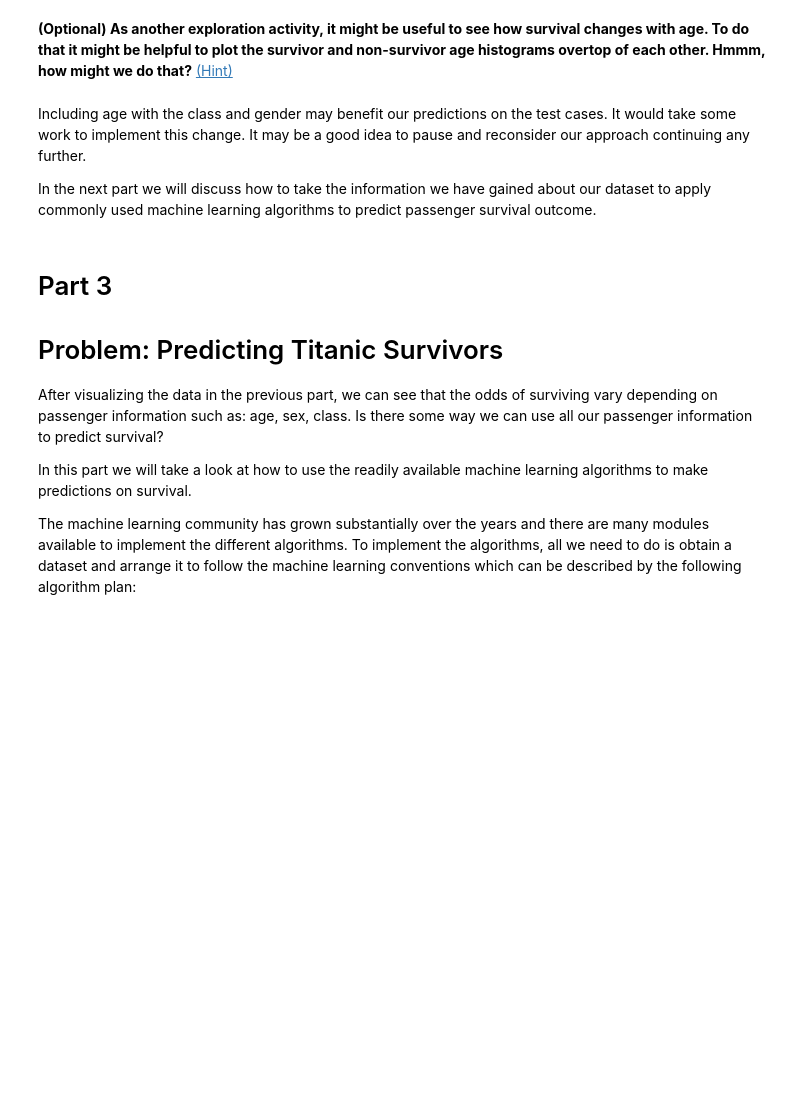
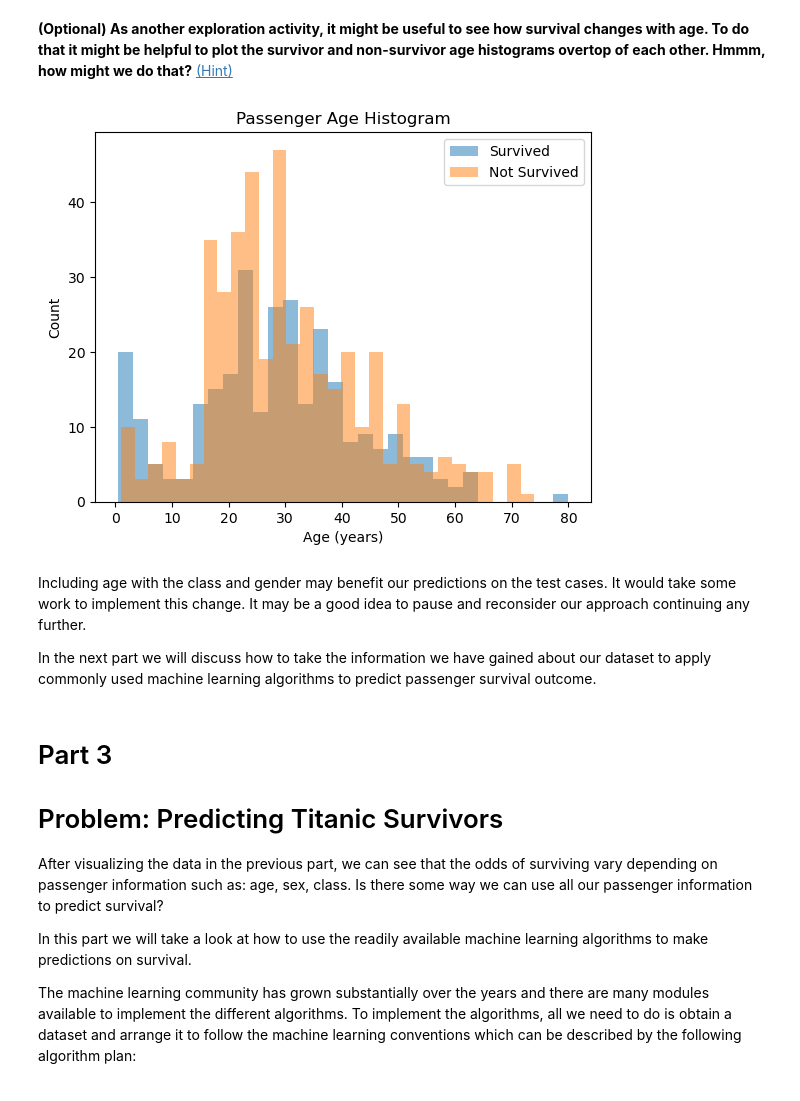
Before and after one commit to 0xC000005/APS360, a Jupyter notebook: Tutorials/Tutorial 0/Tut_0_Python_and_Libraries.ipynb, the cells around one changed output. Saved outputs shown, nothing was run; the diff lists cells and outputs as text; code cells hidden in the pictures; blank space fills up the shorter version.

```diff
--- a/Tutorials/Tutorial 0/Tut_0_Python_and_Libraries.ipynb
+++ b/Tutorials/Tutorial 0/Tut_0_Python_and_Libraries.ipynb
@@ -869,3 +968,34 @@ plt.show()
+# %%
+# (Optional) plot a histogram of passenger ages excluding nan values and overlap survivors and non-survivors. Does this provide any insight into the data?
+
+# Assuming data_numpy is already loaded and fields dictionary is created
+
+# Extract age data
+age = data_numpy[1:, fields['Age']].astype(float)
+survived = data_numpy[1:, fields['Survived']].astype(int)
+
+# Separate ages of survivors and non-survivors
+age_survived = age[survived == 1]
+age_not_survived = age[survived == 0]
+
+# Remove NaN values
+age_survived = age_survived[~np.isnan(age_survived)]
+age_not_survived = age_not_survived[~np.isnan(age_not_survived)]
+
+# Plot histograms
+plt.hist(age_survived, bins=30, alpha=0.5, label='Survived')
+plt.hist(age_not_survived, bins=30, alpha=0.5, label='Not Survived')
+
+# Add titles and labels
+plt.title('Passenger Age Histogram')
+plt.xlabel('Age (years)')
+plt.ylabel('Count')
+plt.legend()
+
+# Show plot
+plt.show()
+# %% [output]
+[figure, added]
 # %% [markdown]
 Including age with the class and gender may benefit our predictions on the test cases. It would take some work to implement this change. It may be a good idea to pause and reconsider our approach continuing any further.
 
```
Also changed, not shown: parts of 57 cells of this notebook, 4 other files.
